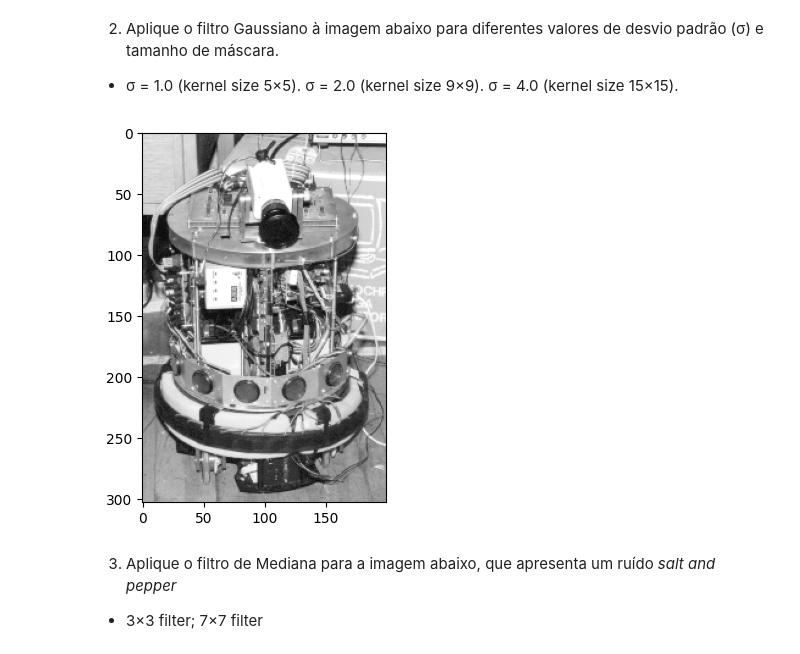
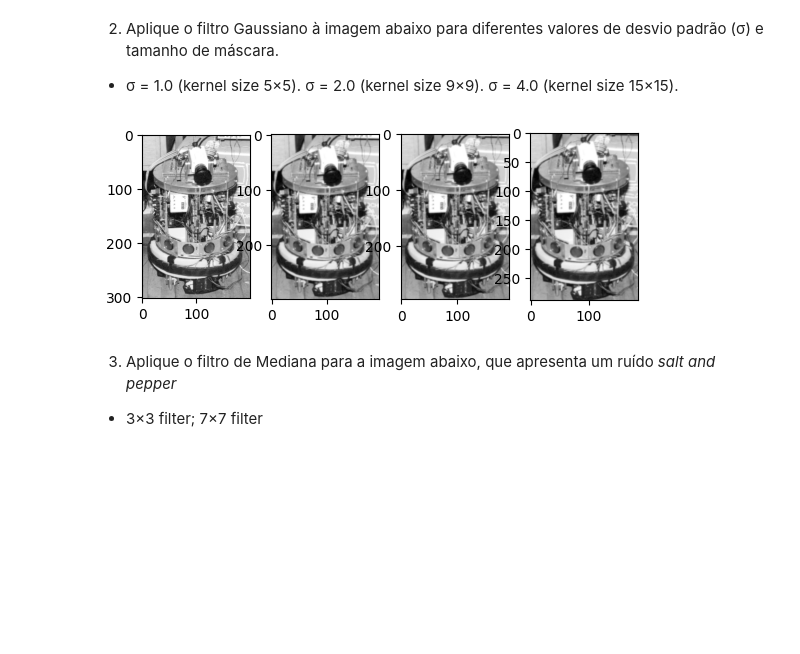
Before and after one commit to fernandofavaro1/gbc216_t2_G13, a Jupyter notebook: Lab04 - Low pass filtering/Lab04.ipynb, the cells around one changed output. Cells and saved outputs as stored; diff of their text form; code cells hidden in the pictures; blank space fills up the shorter version.

```diff
--- a/Lab04 - Low pass filtering/Lab04.ipynb
+++ b/Lab04 - Low pass filtering/Lab04.ipynb
@@ -27,13 +81,42 @@ plt.imshow(img1, cmap='gray', vmin=0, vmax=255);
 # %% [markdown]
 2)	Aplique o filtro Gaussiano à imagem abaixo para diferentes valores de desvio padrão (σ) e tamanho de máscara.
 - σ = 1.0 (kernel size 5×5).	σ = 2.0 (kernel size 9×9).	σ =  4.0 (kernel size 15×15).
-# %%
-#  code here
-img2 = cv2.imread("ben2.png", cv2.IMREAD_GRAYSCALE)
-
-plt.imshow(img2, cmap='gray', vmin=0, vmax=255);
-# %% [output]
-[figure, removed]
+# %%
+import math
+
+def gaussian(x, y, sigma=1):
+  factor = (1/(2*math.pi*(sigma**2)))
+
+  return factor*math.exp(-(x**2 + y**2))/(2*(sigma**2))
+
+def get_gaussian_kernel(size, sigma=1):
+  x,y = size
+  a = (x-1)//2
+  b = (y-1)//2
+  kernel = [[0.0 for _ in range(x)] for _ in range(y)]
+
+  for i in range(-a, a):
+    for j in range(-b, b):
+      kernel[i+a+1][j+b+1] = gaussian(i, j, sigma)
+  return kernel
+
+
+img2 = cv2.imread("ben2.png", cv2.IMREAD_GRAYSCALE)
+
+sigmas = [2, 4, 9]
+size_kernel = [[5,5],
+               [9,9],
+               [15,15]]
+
+plt.subplot(1, len(sigmas)+1, 1)
+plt.imshow(img2, cmap='gray', vmin=0, vmax=255)
+
+for i in range(len(sigmas)):
+  plt.subplot(1, len(sigmas)+1, i+2)
+  kernel = get_gaussian_kernel(size_kernel[i], sigmas[i])
+  plt.imshow(convolution(img2, kernel), cmap='gray');
+# %% [output]
+[figure, added]
 # %% [markdown]
 3)	Aplique o filtro de Mediana para a imagem abaixo, que apresenta um ruído *salt and pepper*
 -	3×3 filter;	7×7 filter
```
Also changed, not shown: parts of 6 cells of this notebook, 1 other file.
